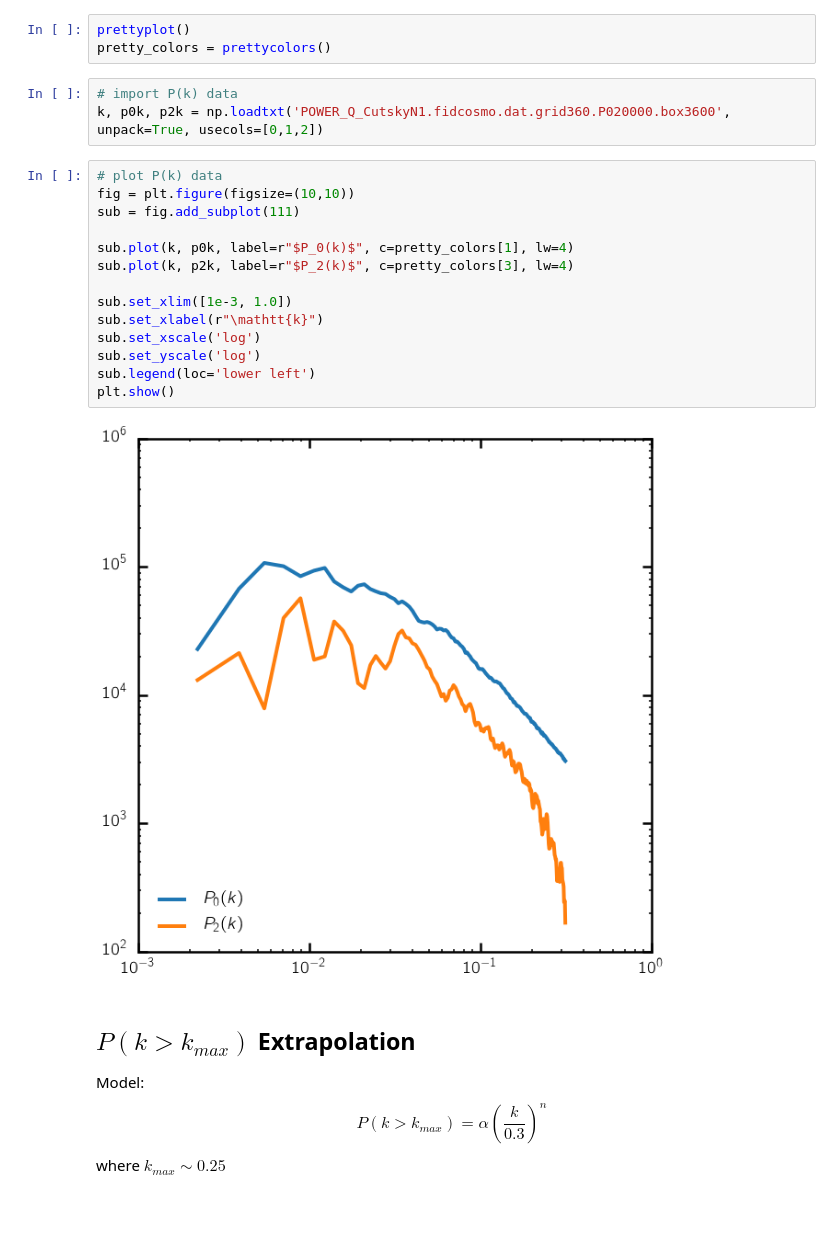
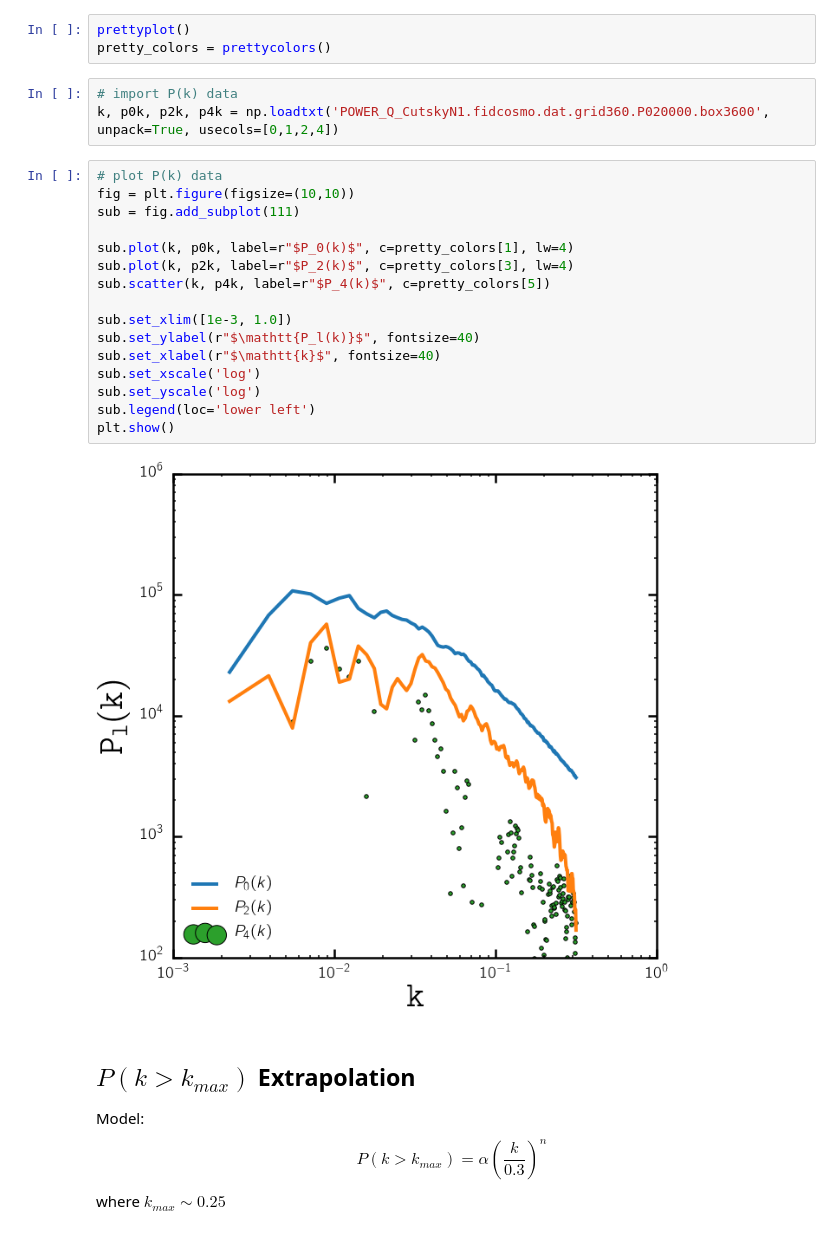
Before and after one commit to changhoonhahn/FiberCollisions, a Jupyter notebook: testing/test_Pk_extrapolation.ipynb, the cells around one changed output. Saved outputs shown, nothing was run; the diff lists cells and outputs as text.

```diff
--- a/testing/test_Pk_extrapolation.ipynb
+++ b/testing/test_Pk_extrapolation.ipynb
@@ -14,23 +14,25 @@ prettyplot()
 pretty_colors = prettycolors()
 # %%
 # import P(k) data
-k, p0k, p2k = np.loadtxt('POWER_Q_CutskyN1.fidcosmo.dat.grid360.P020000.box3600', unpack=True, usecols=[0,1,2])
+k, p0k, p2k, p4k = np.loadtxt('POWER_Q_CutskyN1.fidcosmo.dat.grid360.P020000.box3600', unpack=True, usecols=[0,1,2,4])
 # %%
 # plot P(k) data
 fig = plt.figure(figsize=(10,10))
 sub = fig.add_subplot(111)
 
 sub.plot(k, p0k, label=r"$P_0(k)$", c=pretty_colors[1], lw=4)
 sub.plot(k, p2k, label=r"$P_2(k)$", c=pretty_colors[3], lw=4)
+sub.scatter(k, p4k, label=r"$P_4(k)$", c=pretty_colors[5])
 
 sub.set_xlim([1e-3, 1.0])
-sub.set_xlabel(r"\mathtt{k}")
+sub.set_ylabel(r"$\mathtt{P_l(k)}$", fontsize=40)
+sub.set_xlabel(r"$\mathtt{k}$", fontsize=40)
 sub.set_xscale('log')
 sub.set_yscale('log')
 sub.legend(loc='lower left')
 plt.show()
 # %% [output]
-[figure, old version]
+[figure, new version]
 # %% [markdown]
 ## $P(k > k_{max})$ Extrapolation
 Model:
```
Also changed, not shown: parts of 3 cells of this notebook, 2 other files.
